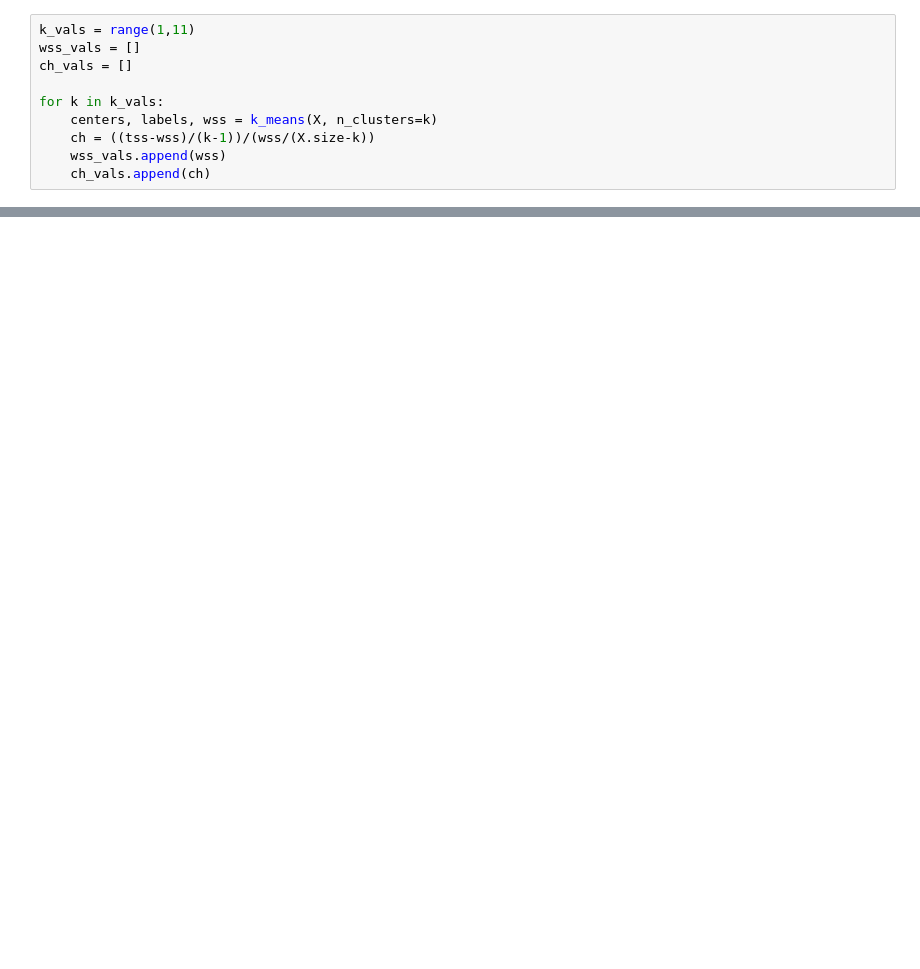
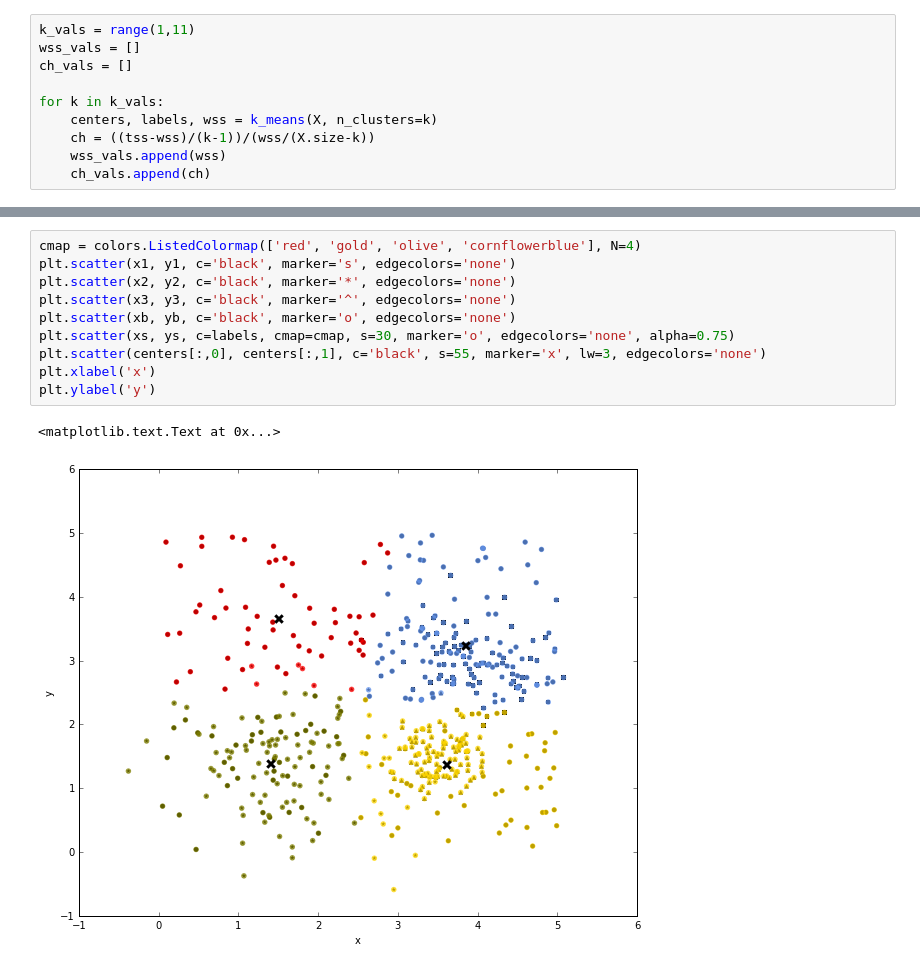
Before and after one commit to bjanesh/wfj-ipynbs, a Jupyter notebook: clustering.ipynb, the cells around one changed output, grey strips where cells are left out. Saved outputs shown, nothing was run; the diff lists cells and outputs as text; blank space fills up the shorter version.

```diff
--- a/clustering.ipynb
+++ b/clustering.ipynb
@@ -59,0 +84,13 @@ plt.scatter(centers[:,0], centers[:,1], c='black', s= 250, lw=3, marker='x')
+# %%
+cmap = colors.ListedColormap(['red', 'gold', 'olive', 'cornflowerblue'], N=4)
+plt.scatter(x1, y1, c='black', marker='s', edgecolors='none')
+plt.scatter(x2, y2, c='black', marker='*', edgecolors='none')
+plt.scatter(x3, y3, c='black', marker='^', edgecolors='none')
+plt.scatter(xb, yb, c='black', marker='o', edgecolors='none')
+plt.scatter(xs, ys, c=labels, cmap=cmap, s=30, marker='o', edgecolors='none', alpha=0.75)
+plt.scatter(centers[:,0], centers[:,1], c='black', s=55, marker='x', lw=3, edgecolors='none')
+plt.xlabel('x')
+plt.ylabel('y')
+# %% [output]
+<matplotlib.text.Text at 0x...>
+[figure, added]
```
Also changed, not shown: parts of 8 cells of this notebook.
